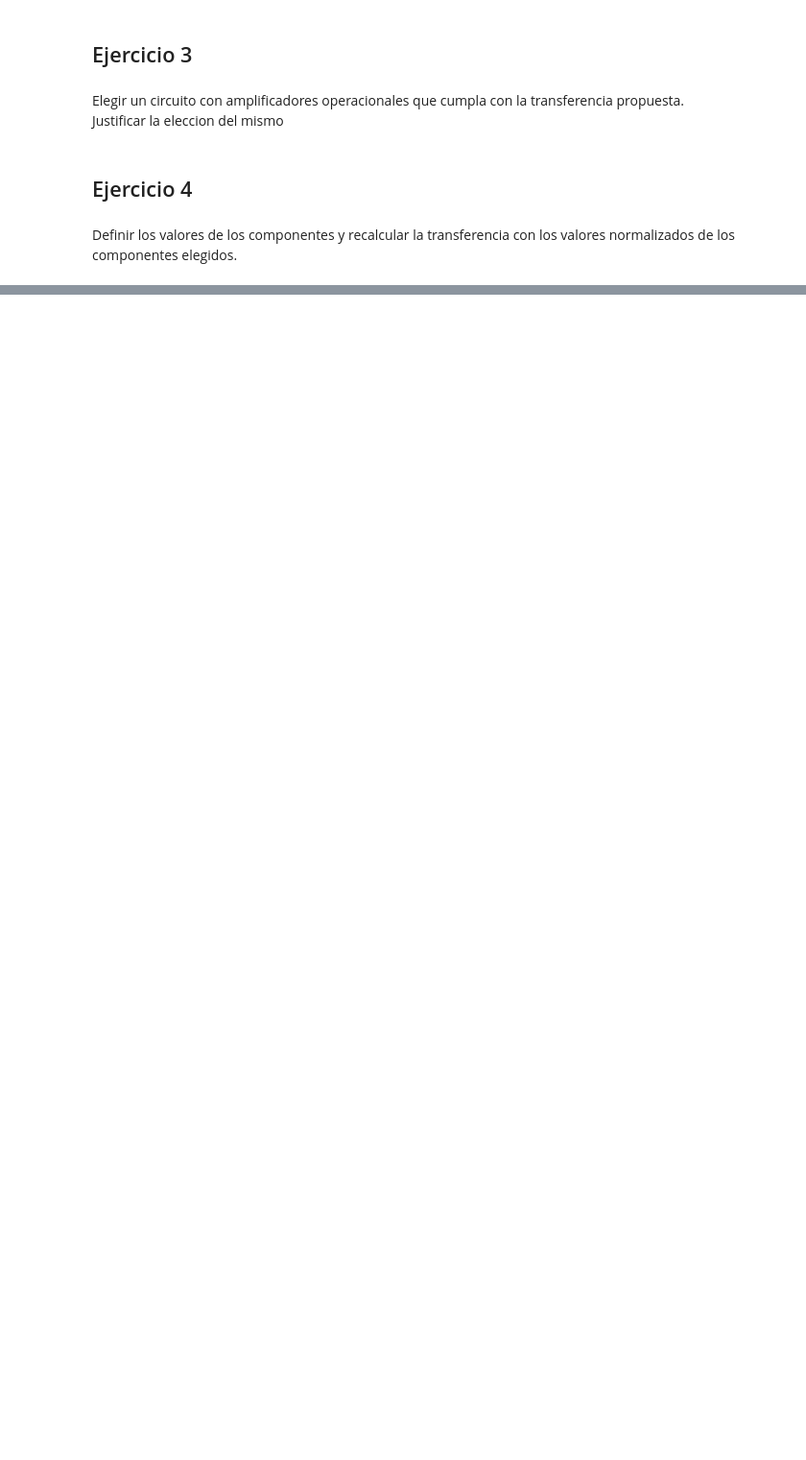
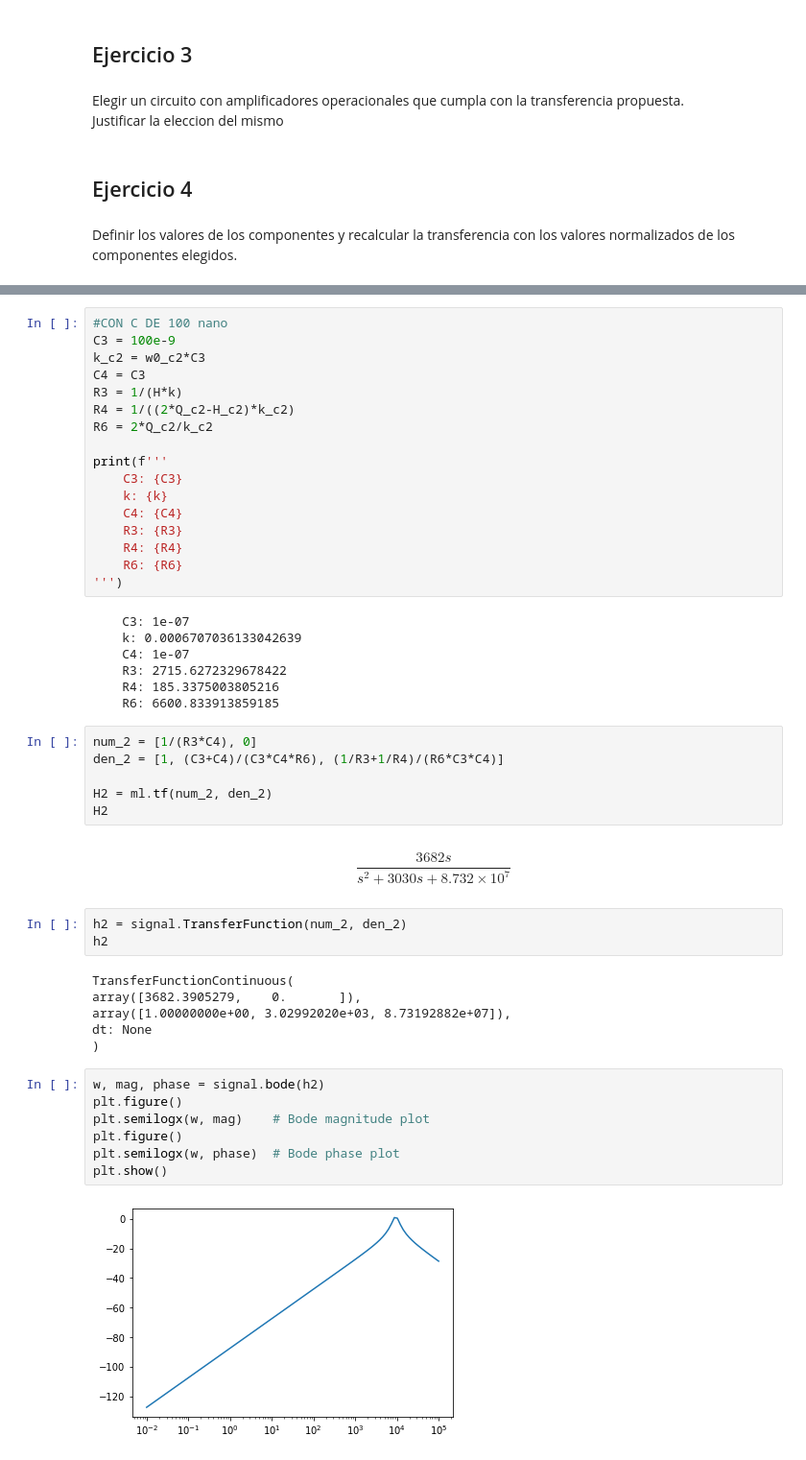
Before and after one commit to violetaperezandrade/TP-ADC, a Jupyter notebook: TP.ipynb, the cells around one changed output, grey strips where cells are left out. Shown at 96% size. Drawn from its saved outputs; the diff is of its cells as text; blank space fills up the shorter version.

```diff
--- a/TP.ipynb
+++ b/TP.ipynb
@@ -520,0 +356,50 @@ h0
+# %%
+#CON C DE 100 nano
+C3 = 100e-9
+k_c2 = w0_c2*C3
+C4 = C3
+R3 = 1/(H*k)
+R4 = 1/((2*Q_c2-H_c2)*k_c2)
+R6 = 2*Q_c2/k_c2
+
+print(f'''
+    C3: {C3}
+    k: {k}
+    C4: {C4}
+    R3: {R3}
+    R4: {R4}
+    R6: {R6}
+''')
+# %% [output]
+    C3: 1e-07
+    k: 0.0006707036133042639
+    C4: 1e-07
+    R3: 2715.6272329678422
+    R4: 185.3375003805216
+    R6: 6600.833913859185
+# %%
+num_2 = [1/(R3*C4), 0]
+den_2 = [1, (C3+C4)/(C3*C4*R6), (1/R3+1/R4)/(R6*C3*C4)]
+
+H2 = ml.tf(num_2, den_2)
+H2
+# %% [output]
+$$\frac{3682 s}{s^2 + 3030 s + 8.732 \times 10^{7}}$$
+# %%
+h2 = signal.TransferFunction(num_2, den_2)
+h2
+# %% [output]
+TransferFunctionContinuous(
+array([3682.3905279,    0.       ]),
+array([1.00000000e+00, 3.02992020e+03, 8.73192882e+07]),
+dt: None
+)
+# %%
+w, mag, phase = signal.bode(h2)
+plt.figure()
+plt.semilogx(w, mag)    # Bode magnitude plot
+plt.figure()
+plt.semilogx(w, phase)  # Bode phase plot
+plt.show()
+# %% [output]
+[figure, added]
```
Also changed, not shown: parts of 30 cells of this notebook, 1 other file.
